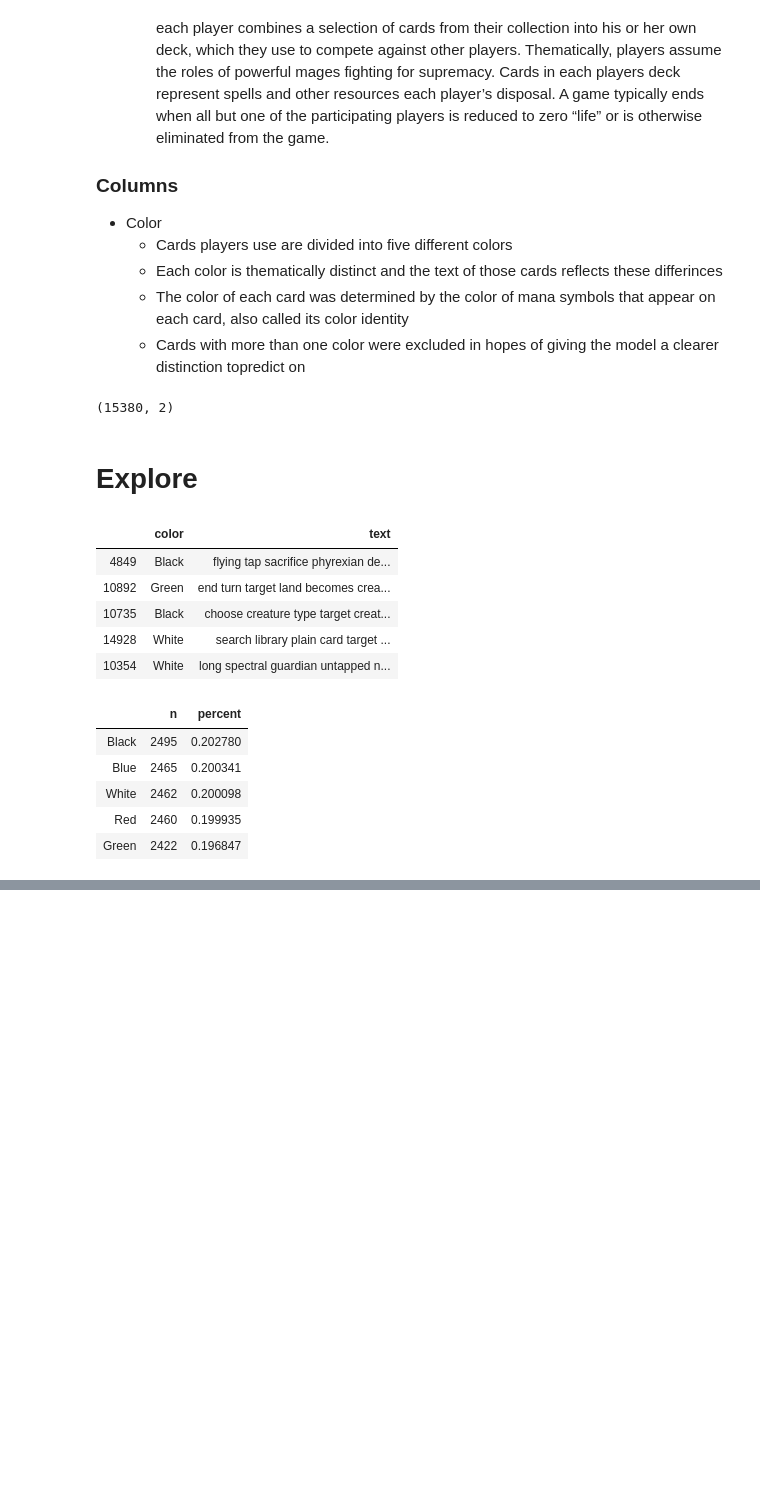
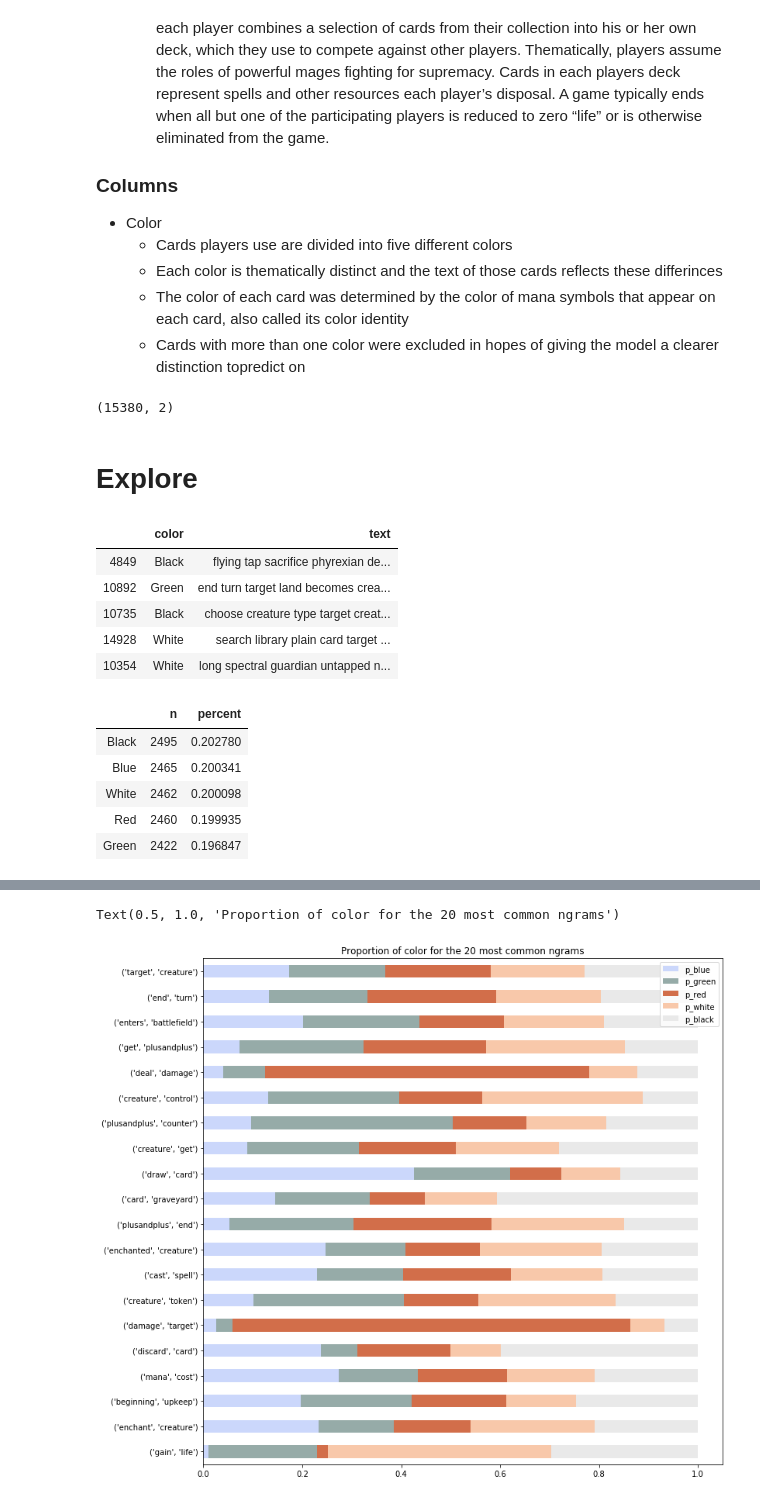
Before and after one commit to Johndsalas/-Magic_The_Gathering_NLP, a Jupyter notebook: NLP_MTG.ipynb, the cells around one changed output, grey strips where cells are left out. Drawn from its saved outputs; the diff is of its cells as text; code cells hidden in the pictures; blank space fills up the shorter version.

```diff
--- a/NLP_MTG.ipynb
+++ b/NLP_MTG.ipynb
@@ -179,9 +123,0 @@ Length: 35649, dtype: int64
-# %%
-text = "this is the card text isnt it shiny"
-
-text_list = text.split()
-
-
-ngrams = pd.Series(nltk.ngrams(text_list,2))
-
-print(ngrams)
@@ -266,0 +158,63 @@ Length: 10060, dtype: int64
+# %%
+def  get_master_list(bigram_lists):
+
+    master_bigram_list = []
+
+    for lst in bigram_lists:
+        for item in lst:
+            master_bigram_list.append(item)
+
+    return master_bigram_list
+
+# convert text in text column to a list of bigrams for the full text column and for values representing each color
+all_bigram_list = df.text.apply(lambda text: list(nltk.ngrams(text.split(),2)))
+blue_bigram_list = df[df.color == "Blue"].text.apply(lambda text: list(nltk.ngrams(text.split(),2)))
+green_bigram_list = df[df.color == "Green"].text.apply(lambda text: list(nltk.ngrams(text.split(),2)))
+red_bigram_list = df[df.color == "Red"].text.apply(lambda text: list(nltk.ngrams(text.split(),2)))
+white_bigram_list = df[df.color == "White"].text.apply(lambda text: list(nltk.ngrams(text.split(),2)))
+black_bigram_list = df[df.color == "Black"].text.apply(lambda text: list(nltk.ngrams(text.split(),2)))
+
+# combine lists in series into one master list
+all_bigram_master_list = get_master_list(all_bigram_list)
+blue_bigram_master_list = get_master_list(blue_bigram_list)
+green_bigram_master_list = get_master_list(green_bigram_list)
+red_bigram_master_list = get_master_list(red_bigram_list)
+white_bigram_master_list = get_master_list(white_bigram_list)
+black_bigram_master_list = get_master_list(black_bigram_list)
+
+# convert each master list to a series then convert each of those tuples into strings
+all_bigram_series = pd.Series(all_bigram_master_list).apply(lambda tup: str(tup))
+blue_bigram_series = pd.Series(blue_bigram_master_list).apply(lambda tup: str(tup))
+green_bigram_series = pd.Series(green_bigram_master_list).apply(lambda tup: str(tup))
+red_bigram_series = pd.Series(red_bigram_master_list).apply(lambda tup: str(tup))
+white_bigram_series = pd.Series(white_bigram_master_list).apply(lambda tup: str(tup))
+black_bigram_series = pd.Series(black_bigram_master_list).apply(lambda tup: str(tup))
+
+# get value count for each string tuple in the series
+all_bigram_freq = all_bigram_series.value_counts()
+blue_bigram_freq = blue_bigram_series.value_counts()
+green_bigram_freq = green_bigram_series.value_counts()
+red_bigram_freq = red_bigram_series.value_counts()
+white_bigram_freq = white_bigram_series.value_counts()
+black_bigram_freq = black_bigram_series.value_counts()
+
+# combine value counts into one pandas data frame
+bigram_counts = (pd.concat([all_bigram_freq,blue_bigram_freq,green_bigram_freq,red_bigram_freq,white_bigram_freq,black_bigram_freq], axis=1, sort=True)
+                .set_axis(['all','blue','green','red','white','black'], axis=1, inplace=False)
+                .fillna(0)
+                .apply(lambda s: s.astype(int)))
+
+# display ratio of top 20 most frequent words by color
+(bigram_counts.assign(p_blue=bigram_counts.blue / bigram_counts['all'],
+                        p_green=bigram_counts.green / bigram_counts['all'],
+                        p_red=bigram_counts.red / bigram_counts['all'],
+                        p_white=bigram_counts.white / bigram_counts['all'],
+                        p_black=bigram_counts.black / bigram_counts['all'])
+                .sort_values(by='all')[['p_blue','p_green','p_red','p_white','p_black']]
+                .tail(20)
+                .plot.barh(stacked=True, color= ['#cbd7fb','#96aba8','#d26e4a','#f8c8aa','#e9e9e9'], figsize= (12,12)))
+
+plt.title('Proportion of color for the 20 most common ngrams')
+# %% [output]
+Text(0.5, 1.0, 'Proportion of color for the 20 most common ngrams')
+[figure, added]
```
Also changed, not shown: parts of 10 cells of this notebook, 1 other file.
